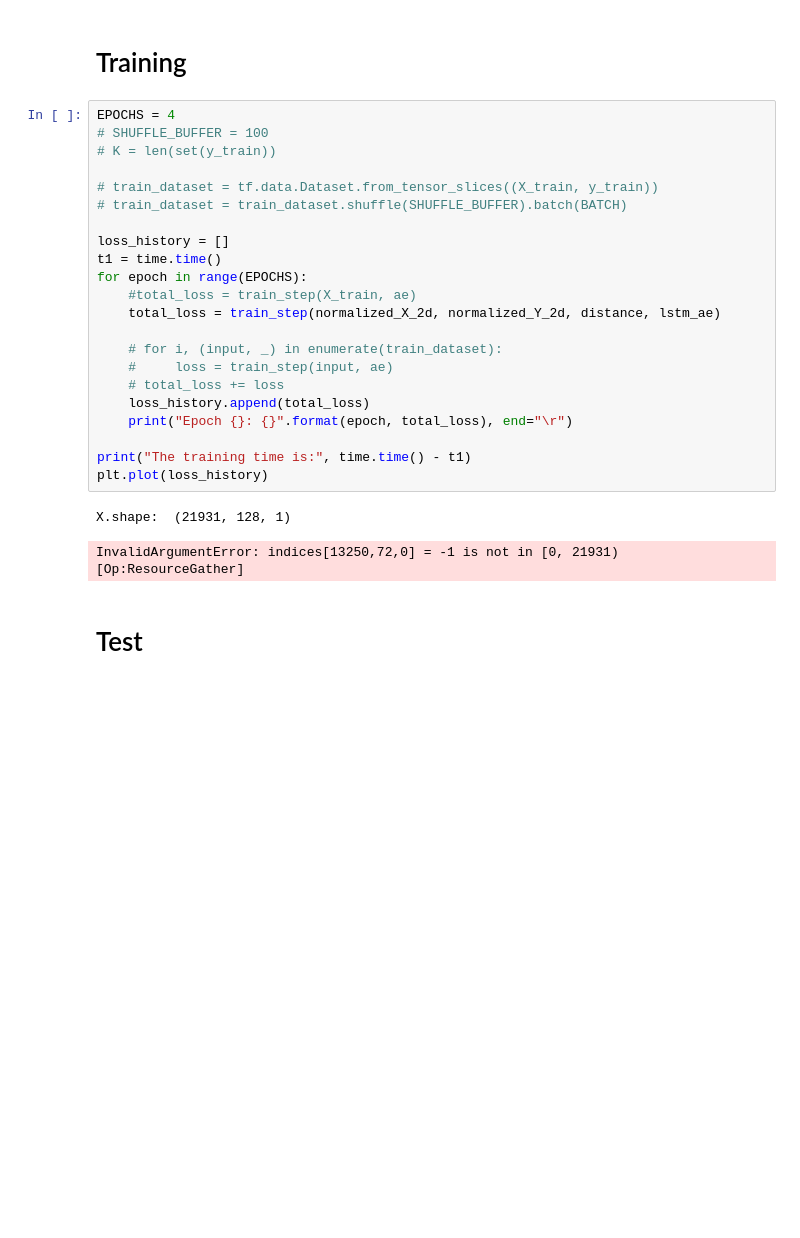
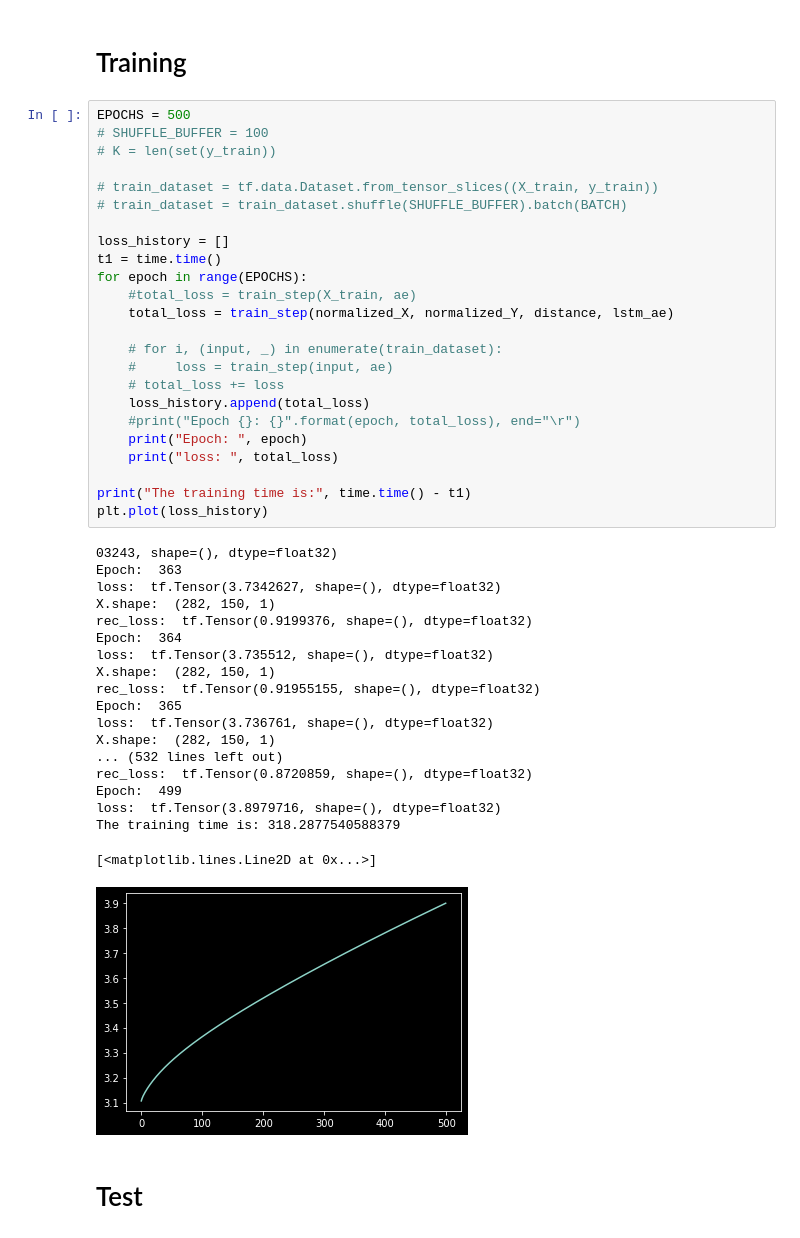
Before and after one commit to JiayangWu/CS227, a Jupyter notebook: Experiments.ipynb, the cells around one changed output. Saved outputs shown, nothing was run; the diff lists cells and outputs as text; blank space fills up the shorter version.

Commit message:
clean LSTM experiment results

```diff
--- a/Experiments.ipynb
+++ b/Experiments.ipynb
@@ -152,30 +149,49 @@ lstm_ae = LSTM_Ae(**kwargs)
 # %% [markdown]
 # Training
 # %%
-EPOCHS = 4
+EPOCHS = 500
 # SHUFFLE_BUFFER = 100
 # K = len(set(y_train))
 
 # train_dataset = tf.data.Dataset.from_tensor_slices((X_train, y_train))
 # train_dataset = train_dataset.shuffle(SHUFFLE_BUFFER).batch(BATCH)
 
 loss_history = []
 t1 = time.time()
 for epoch in range(EPOCHS):
     #total_loss = train_step(X_train, ae)
-    total_loss = train_step(normalized_X_2d, normalized_Y_2d, distance, lstm_ae)
+    total_loss = train_step(normalized_X, normalized_Y, distance, lstm_ae)
 
     # for i, (input, _) in enumerate(train_dataset):
     #     loss = train_step(input, ae)
     # total_loss += loss
     loss_history.append(total_loss)
-    print("Epoch {}: {}".format(epoch, total_loss), end="\r")
+    #print("Epoch {}: {}".format(epoch, total_loss), end="\r")
+    print("Epoch: ", epoch)
+    print("loss: ", total_loss)
 
 print("The training time is:", time.time() - t1)
 plt.plot(loss_history)
 # %% [output]
-X.shape:  (21931, 128, 1)
+03243, shape=(), dtype=float32)
+Epoch:  363
+loss:  tf.Tensor(3.7342627, shape=(), dtype=float32)
+X.shape:  (282, 150, 1)
+rec_loss:  tf.Tensor(0.9199376, shape=(), dtype=float32)
+Epoch:  364
+loss:  tf.Tensor(3.735512, shape=(), dtype=float32)
+X.shape:  (282, 150, 1)
+rec_loss:  tf.Tensor(0.91955155, shape=(), dtype=float32)
+Epoch:  365
+loss:  tf.Tensor(3.736761, shape=(), dtype=float32)
+X.shape:  (282, 150, 1)
+... (532 lines left out)
+rec_loss:  tf.Tensor(0.8720859, shape=(), dtype=float32)
+Epoch:  499
+loss:  tf.Tensor(3.8979716, shape=(), dtype=float32)
+The training time is: 318.2877540588379
-InvalidArgumentError: indices[13250,72,0] = -1 is not in [0, 21931) [Op:ResourceGather]
+[<matplotlib.lines.Line2D at 0x...>]
+[figure, added]
 # %% [markdown]
 # Test
 # %% [markdown]
```
Also changed, not shown: parts of 6 cells of this notebook.
